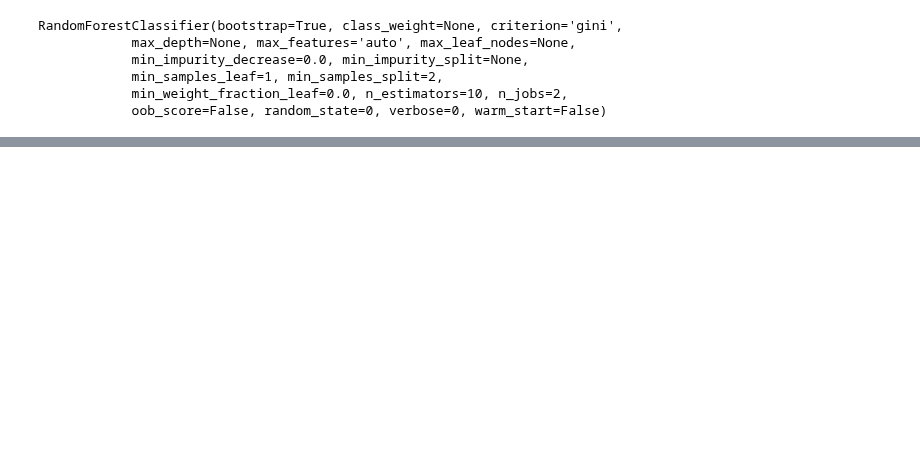
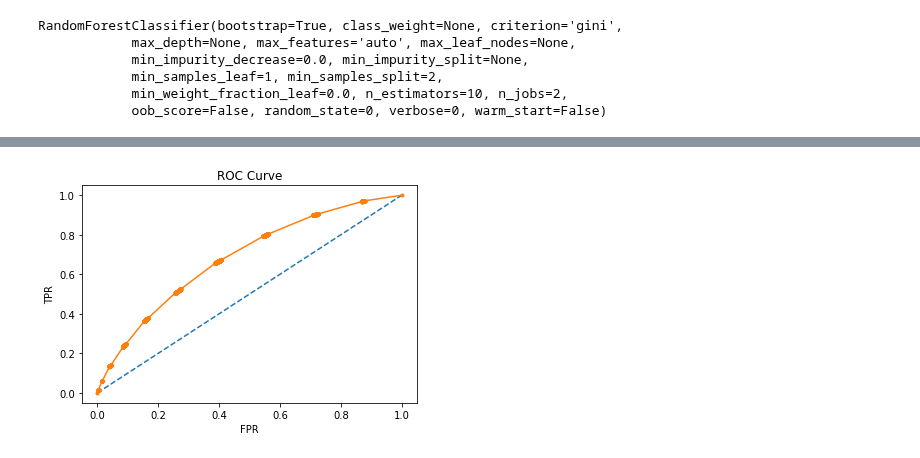
Before and after one commit to liberrhythm/mlvu-kickstarter-project, a Jupyter notebook: kickstarter-random-forest-analysis.ipynb, the cells around one changed output, grey strips where cells are left out. Cells and saved outputs as stored; diff of their text form; code cells hidden in the pictures; blank space fills up the shorter version.

```diff
--- a/kickstarter-random-forest-analysis.ipynb
+++ b/kickstarter-random-forest-analysis.ipynb
@@ -129,0 +172,16 @@ avg / total       0.65      0.66      0.65     66335
+# %%
+# our dataset is balanced - this one is better
+# plot ROC curve
+# https://machinelearningmastery.com/roc-curves-and-precision-recall-curves-for-classification-in-python/
+fpr, tpr, thresholds = roc_curve(y_val.cat.codes, positive_probabilities)
+# plot no skill
+plt.plot([0, 1], [0, 1], linestyle='--')
+# plot the roc curve for the model
+plt.plot(fpr, tpr, marker='.')
+plt.title("ROC Curve")
+plt.xlabel("FPR")
+plt.ylabel("TPR")
+# show the plot
+plt.show()
+# %% [output]
+[figure, added]
```
Also changed, not shown: parts of 19 cells of this notebook, 7 other files.
